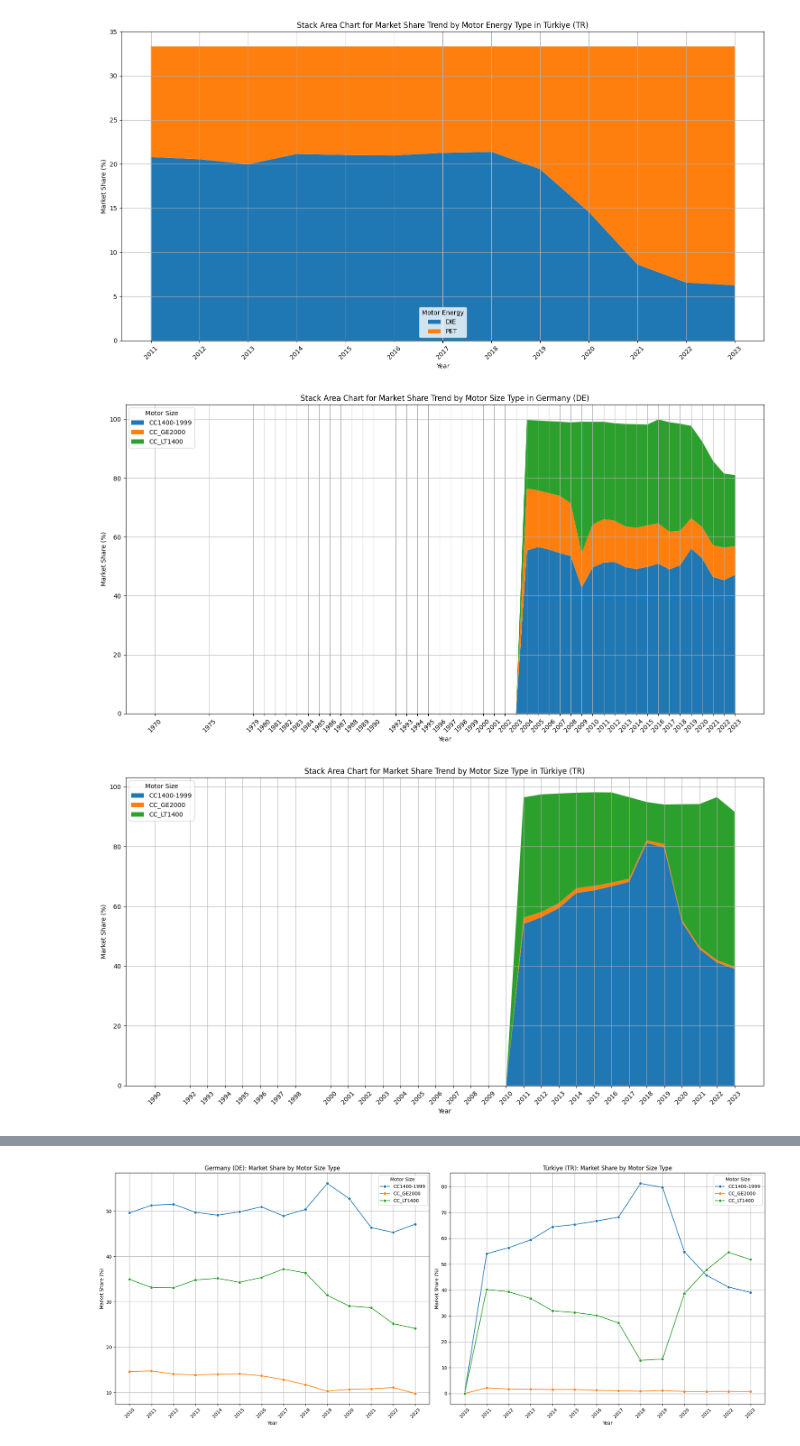
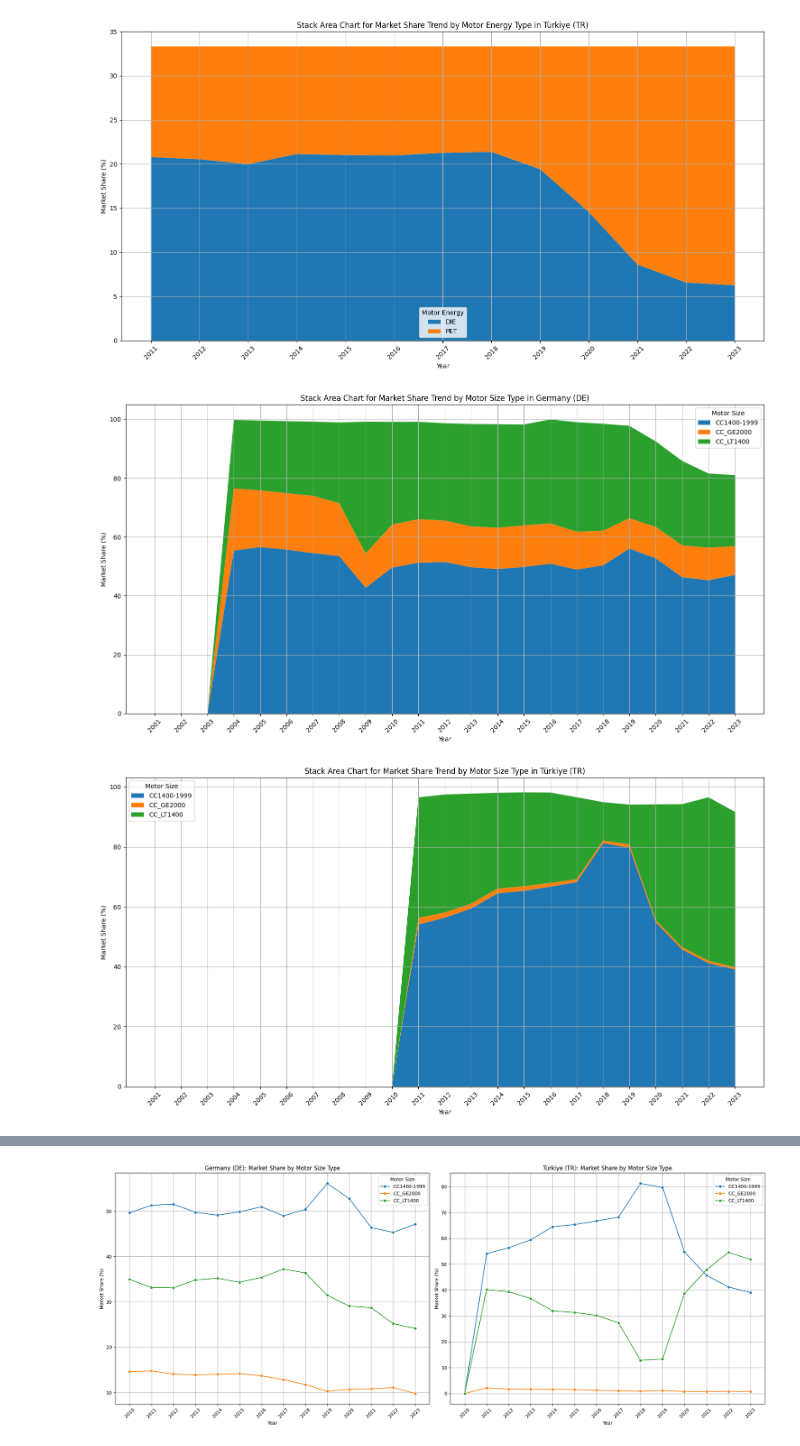
Before and after one commit to dogan-the-analyst/European_Passenger_Car_Market_Analysis, a Jupyter notebook: Automotive_Data_Analysis.ipynb, the cells around one changed output, grey strips where cells are left out. Drawn from its saved outputs; the diff is of its cells as text; code cells hidden in the pictures.

```diff
--- a/Automotive_Data_Analysis.ipynb
+++ b/Automotive_Data_Analysis.ipynb
@@ -308,7 +311,10 @@ memory usage: 555.3+ KB
 # %%
 # --- 6. Data Preparation for Motor Size Market Share Analysis ---
+min_year_for_plotting = 2000
+
 df_overall_total_market = df[(df['mot_nrg'] == 'TOTAL') &
-                             (df['engine'] == 'TOTAL')].copy()
+                             (df['engine'] == 'TOTAL') &
+                             (df['year'] > min_year_for_plotting)].copy()
 df_overall_total_market = df_overall_total_market[['year', 'geo', 'registration_count']]
 df_overall_total_market = df_overall_total_market.rename(columns={'registration_count': 'overall_total_registrations'})
 
@@ -453,9 +459,10 @@ plt.show()
 [figure]
 # %%
 # --- 9. Stack Area Charts for Market Share Trends by Motor Size Type
+min_year_for_plotting = 2000
 
-df_de_market_share_for_stack = df_engine_market_share_corrected[df_engine_market_share_corrected['geo'] == 'DE'].copy()
-df_tr_market_share_for_stack = df_engine_market_share_corrected[df_engine_market_share_corrected['geo'] == 'TR'].copy()
+df_de_market_share_for_stack = df_engine_market_share_corrected[(df_engine_market_share_corrected['geo'] == 'DE') & (df_engine_market_share_corrected['year'] > min_year_for_plotting)].copy()
+df_tr_market_share_for_stack = df_engine_market_share_corrected[(df_engine_market_share_corrected['geo'] == 'TR') & (df_engine_market_share_corrected['year'] > min_year_for_plotting)].copy()
 
 df_de_market_share_for_stack.dropna(subset=['market_share'], inplace=True)
 df_tr_market_share_for_stack.dropna(subset=['market_share'], inplace=True)
@@ -477,35 +484,35 @@ plt.title('Stack Area Chart for Market Share Trend by Motor Size Type in Germany
 plt.xlabel('Year')
 plt.ylabel('Market Share (%)')
 plt.legend(title='Motor Size')
 plt.grid(True)
 plt.gca().xaxis.set_major_locator(mticker.MaxNLocator(integer=True))
 plt.xticks(df_de_market_share_for_stack['year'].unique(), rotation=45)
 plt.tight_layout()
 plt.show()
 
 # 9.2 Türkiye (TR) - Motor Size Stacked Area Chart
 
 tr_pivot_data = df_tr_market_share_for_stack.pivot_table(index='year', columns='engine', values='market_share', fill_value=0)
 
 years_tr = tr_pivot_data.index
 engine_types_tr = tr_pivot_data.columns
 
 data_for_stack_tr = [tr_pivot_data[col].values for col in engine_types_tr]
 
 plt.figure(figsize=(15, 8))
 plt.stackplot(years_tr, *data_for_stack_tr, labels=engine_types_tr)
 plt.title('Stack Area Chart for Market Share Trend by Motor Size Type in Türkiye (TR)')
 plt.xlabel('Year')
 plt.ylabel('Market Share (%)')
 plt.legend(title='Motor Size')
 plt.grid(True)
 plt.gca().xaxis.set_major_locator(mticker.MaxNLocator(integer=True))
 plt.xticks(df_tr_market_share_for_stack['year'].unique(), rotation=45)
 plt.tight_layout()
 plt.show()
 # %% [output]
-[figure, old version]
+[figure, new version]
-[figure, old version]
+[figure, new version]
 # %%
 # Define a minimum year for plotting, as earlier years might have data gaps.
 # For example, data after 2011 often shows better coverage.
```
Also changed, not shown: parts of 4 cells of this notebook, 4 other files.
